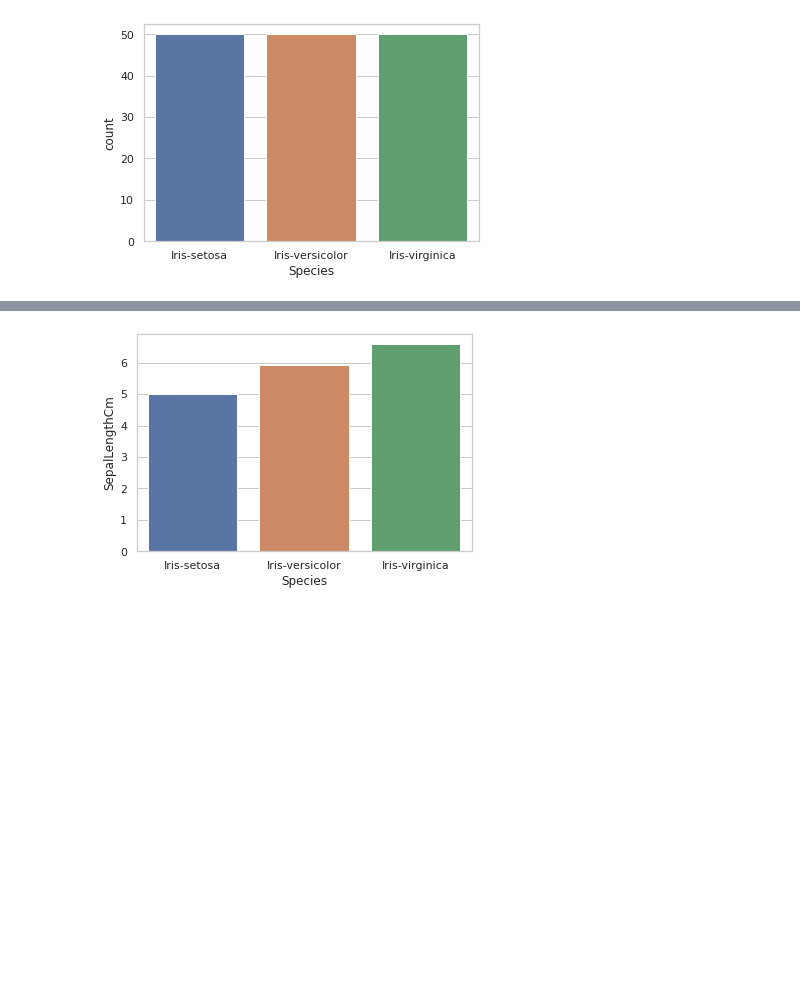
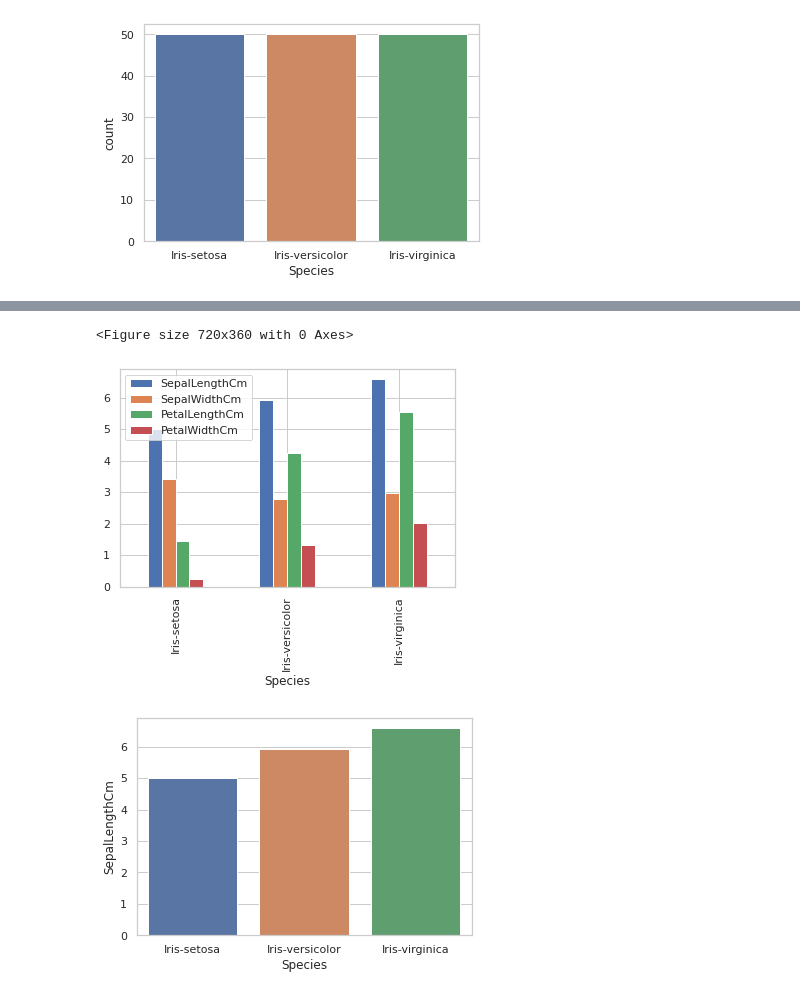
Before and after one commit to mcgmed/Machine-Learning-Projects, a Jupyter notebook: iris-kernel-knn.ipynb, the cells around one changed output, grey strips where cells are left out. Saved outputs shown, nothing was run; the diff lists cells and outputs as text; code cells hidden in the pictures; blank space fills up the shorter version.

```diff
--- a/iris-kernel-knn.ipynb
+++ b/iris-kernel-knn.ipynb
@@ -70 +71,7 @@ grouped_data
+# %%
+plt.figure(figsize=(10,5))
+grouped_data.plot.bar();
+# %% [output]
+<Figure size 720x360 with 0 Axes>
+[figure, added]
 # %%
```
Also changed, not shown: parts of 10 cells of this notebook.
